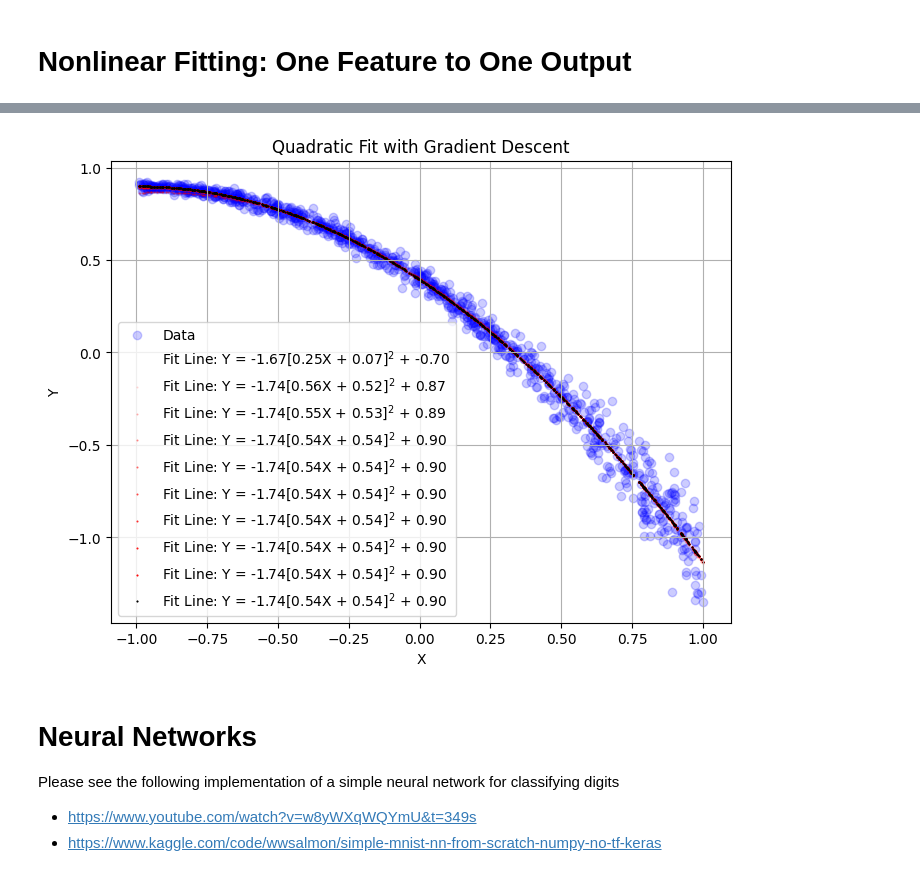
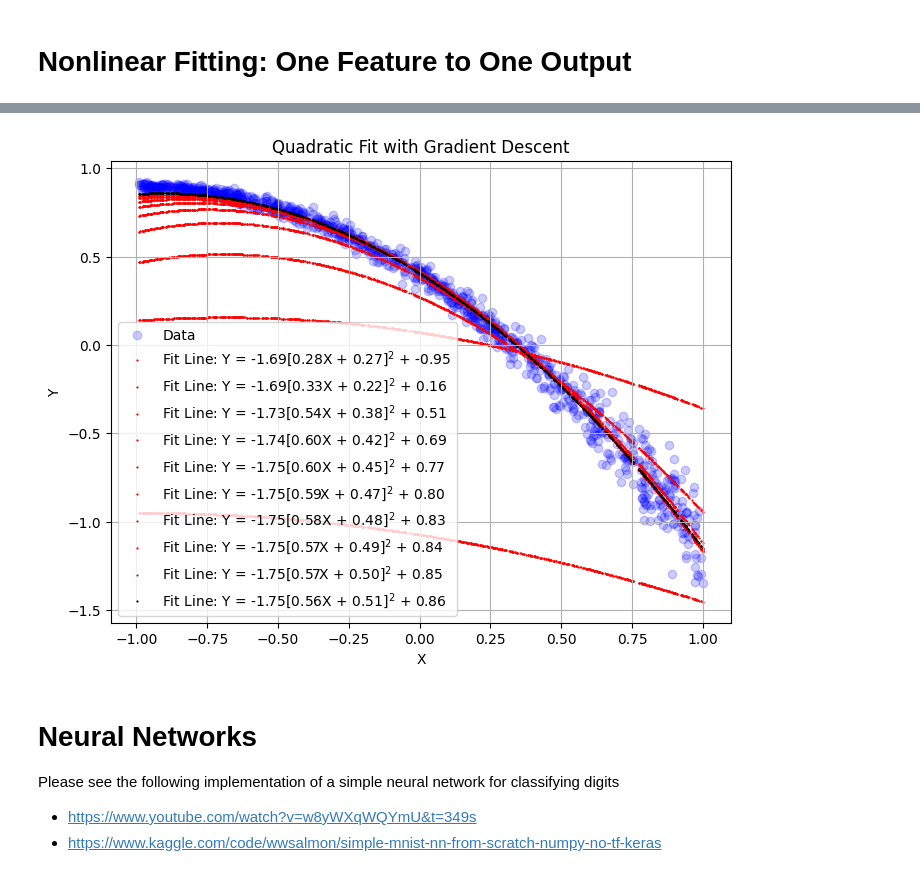
Before and after one commit to thetachenlab/Neural-Network-Bootcamp, a Jupyter notebook: NN_EXERCISE.ipynb, the cells around one changed output, grey strips where cells are left out. Cells and saved outputs as stored; diff of their text form; code cells hidden in the pictures.

```diff
--- a/NN_EXERCISE.ipynb
+++ b/NN_EXERCISE.ipynb
@@ -97,9 +97,11 @@ Y = (true_W2 + noise10) * Y + true_B2 + noise11  # Generate output data with noi
 W, B, W2, B2 =  np.random.randn(4)  # Random initialization
 epochs = 900  # Number of iterations
 
-learning_rate = 0.1
+learning_rate = 0.01
 # Step 3: Perform gradient descent
-for epoch in range(epochs):
+# for epoch in range(epochs):
+epoch = 0
+while epoch<epochs:
     # Predictions
     Z_pred = W * X + B    # 1st linear layer
     A_pred = Z_pred ** 2  # nonlinear "activation"
@@ -113,10 +115,13 @@ for epoch in range(epochs):
     grad_W2 = 2 * np.mean(A_pred * (Y_pred - Y))
     grad_B2 = 2 * np.mean(Y_pred - Y)
     #
-    grad_Z = 2 *((2 * Z_pred) * W2 * (Y_pred - Y))
+    # grad_Z = 2 *((2 * Z_pred) * W2 * (Y_pred - Y))
+    grad_Z = 2 * np.mean((2 * Z_pred) * W2 * (Y_pred - Y))
     #
-    grad_W = np.mean(X * grad_Z)
-    grad_B = np.mean(grad_Z)
+    # grad_W = np.mean(X * grad_Z)
+    # grad_B = np.mean(grad_Z)
+    grad_W = 2 * np.mean((2 * Z_pred) * W2 * (Y_pred - Y) * X)
+    grad_B = 2 * np.mean((2 * Z_pred) * W2 * (Y_pred - Y))
 
     # Update parameters
     W -= learning_rate * grad_W
@@ -132,8 +137,11 @@ for epoch in range(epochs):
             # Step 4: Plot results
             plt.figure(figsize=(8, 6))
             plt.scatter(X, Y, label="Data", color="blue", alpha=0.2)
-        plt.scatter(X, W2*(W * X + B)**2+B2, label=fr"Fit Line: Y = {W2:.2f}[{W:.2f}X + {B:.2f}]$^2$ + {B2:.2f}", color="red", alpha=epoch/epochs,linewidth=0.5, s=1)
+        # plt.scatter(X, W2*(W * X + B)**2+B2, label=fr"Fit Line: Y = {W2:.2f}[{W:.2f}X + {B:.2f}]$^2$ + {B2:.2f}", color="red", alpha=epoch/epochs,linewidth=0.5, s=1)
+        plt.scatter(X, W2*(W * X + B)**2+B2, label=fr"Fit Line: Y = {W2:.2f}[{W:.2f}X + {B:.2f}]$^2$ + {B2:.2f}", color="red",linewidth=0.5, s=1)
+    epoch += 1
 
+# plt.scatter(X, W2*(W * X + B)**2+B2, label=fr"Fit Line: Y = {W2:.2f}[{W:.2f}X + {B:.2f}]$^2$ + {B2:.2f}", color="black", alpha=epoch/epochs,linewidth=0.5, s=1)
 plt.scatter(X, W2*(W * X + B)**2+B2, label=fr"Fit Line: Y = {W2:.2f}[{W:.2f}X + {B:.2f}]$^2$ + {B2:.2f}", color="black", alpha=epoch/epochs,linewidth=0.5, s=1)
 plt.xlabel("X")
 plt.ylabel("Y")
@@ -154,4 +162,4 @@ Epoch 800: Loss = 0.0041, W = 0.5416, B = 0.5379
-[figure, old version]
+[figure, new version]
 # %% [markdown]
 # Neural Networks
 Please see the following implementation of a simple neural network for classifying digits
```
Also changed, not shown: parts of 2 cells of this notebook.
